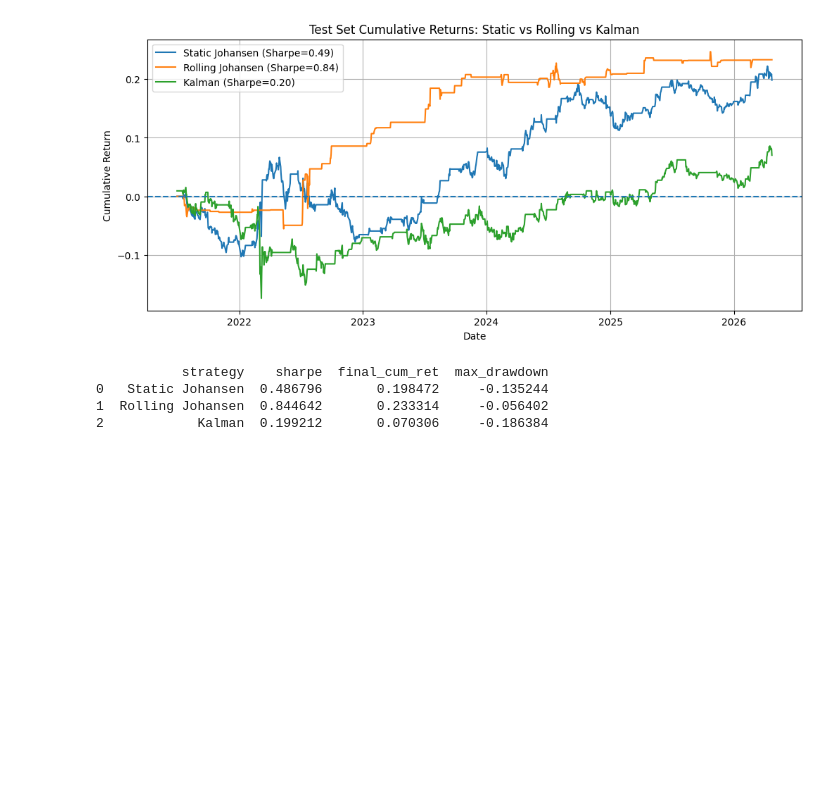
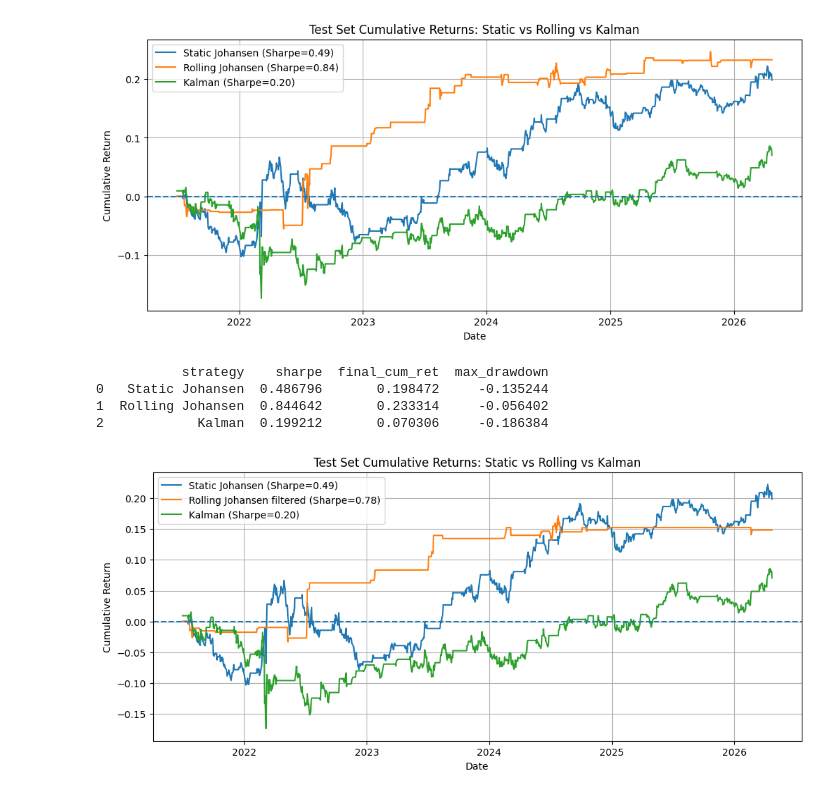
Before and after one commit to wiktorgrocholewski/Spring2026-TIC, a Jupyter notebook: 6_mean_reversion_strategy/Strategy.Antonio.moregoods.ipynb, the cells around one changed output. Drawn from its saved outputs; the diff is of its cells as text; code cells hidden in the pictures; blank space fills up the shorter version.

Commit message:
Update multi-asset mean reversion strategies

```diff
--- a/6_mean_reversion_strategy/Strategy.Antonio.moregoods.ipynb
+++ b/6_mean_reversion_strategy/Strategy.Antonio.moregoods.ipynb
@@ -965,3 +994,81 @@ print(summary_df)
 0   Static Johansen  0.486796       0.198472     -0.135244
 1  Rolling Johansen  0.844642       0.233314     -0.056402
 2            Kalman  0.199212       0.070306     -0.186384
+# %%
+# test sets
+test_static_4 = prices[prices["Date"] > pd.to_datetime(gap_end)].copy()
+test_roll_4   = prices_roll_4[prices_roll_4["Date"] > pd.to_datetime(gap_end)].copy()
+test_kf_4     = prices_kf_4[prices_kf_4["Date"] > pd.to_datetime(gap_end)].copy()
+
+# -----------------------------
+# rolling Johansen beta filter
+# only trade at t if ALL betas at t-1 were within [-2, 2]
+# -----------------------------
+test_roll_4["betas_ok_raw"] = (
+    test_roll_4["beta_corn_roll"].between(-2, 2) &
+    test_roll_4["beta_soy_roll"].between(-2, 2) &
+    test_roll_4["beta_wheat_roll"].between(-2, 2) &
+    test_roll_4["beta_cotton_roll"].between(-2, 2)
+)
+
+# shift by 1 to avoid look-ahead bias
+test_roll_4["betas_ok"] = test_roll_4["betas_ok_raw"].shift(1).fillna(False)
+
+# filtered rolling position
+test_roll_4["position_roll_joh_4_filtered"] = np.where(
+    test_roll_4["betas_ok"],
+    test_roll_4["position_roll_joh_4"],
+    0
+)
+
+# filtered pnl and return
+test_roll_4["strategy_pnl_roll_joh_4_filtered"] = (
+    test_roll_4["position_roll_joh_4_filtered"].shift(1) *
+    test_roll_4["spread_pnl_roll_joh_4"]
+)
+
+test_roll_4["strategy_ret_roll_joh_4_filtered"] = (
+    test_roll_4["strategy_pnl_roll_joh_4_filtered"] /
+    test_roll_4["capital_base_roll_joh_4"]
+)
+
+# cumulative returns
+test_static_4["cum_ret_static_4"] = (1 + test_static_4["strategy_ret_joh_4"].fillna(0)).cumprod() - 1
+test_roll_4["cum_ret_roll_4"]     = (1 + test_roll_4["strategy_ret_roll_joh_4_filtered"].fillna(0)).cumprod() - 1
+test_kf_4["cum_ret_kf_4"]         = (1 + test_kf_4["strategy_ret_kf_4"].fillna(0)).cumprod() - 1
+
+# Sharpe ratios
+def sharpe_ratio(series):
+    s = series.dropna()
+    return np.sqrt(252) * s.mean() / s.std() if s.std() > 0 else np.nan
+
+sh_static = sharpe_ratio(test_static_4["strategy_ret_joh_4"])
+sh_roll   = sharpe_ratio(test_roll_4["strategy_ret_roll_joh_4_filtered"])
+sh_kf     = sharpe_ratio(test_kf_4["strategy_ret_kf_4"])
+
+plt.figure(figsize=(12,5))
+plt.plot(
+    test_static_4["Date"],
+    test_static_4["cum_ret_static_4"],
+    label=f"Static Johansen (Sharpe={sh_static:.2f})"
+)
+plt.plot(
+    test_roll_4["Date"],
+    test_roll_4["cum_ret_roll_4"],
+    label=f"Rolling Johansen filtered (Sharpe={sh_roll:.2f})"
+)
+plt.plot(
+    test_kf_4["Date"],
+    test_kf_4["cum_ret_kf_4"],
+    label=f"Kalman (Sharpe={sh_kf:.2f})"
+)
+
+plt.axhline(0, linestyle="--")
+plt.title("Test Set Cumulative Returns: Static vs Rolling vs Kalman")
+plt.xlabel("Date")
+plt.ylabel("Cumulative Return")
+plt.legend()
+plt.grid(True)
+plt.show()
+# %% [output]
+[figure, added]
```
Also changed, not shown: parts of 3 cells of this notebook, 6 other files.
